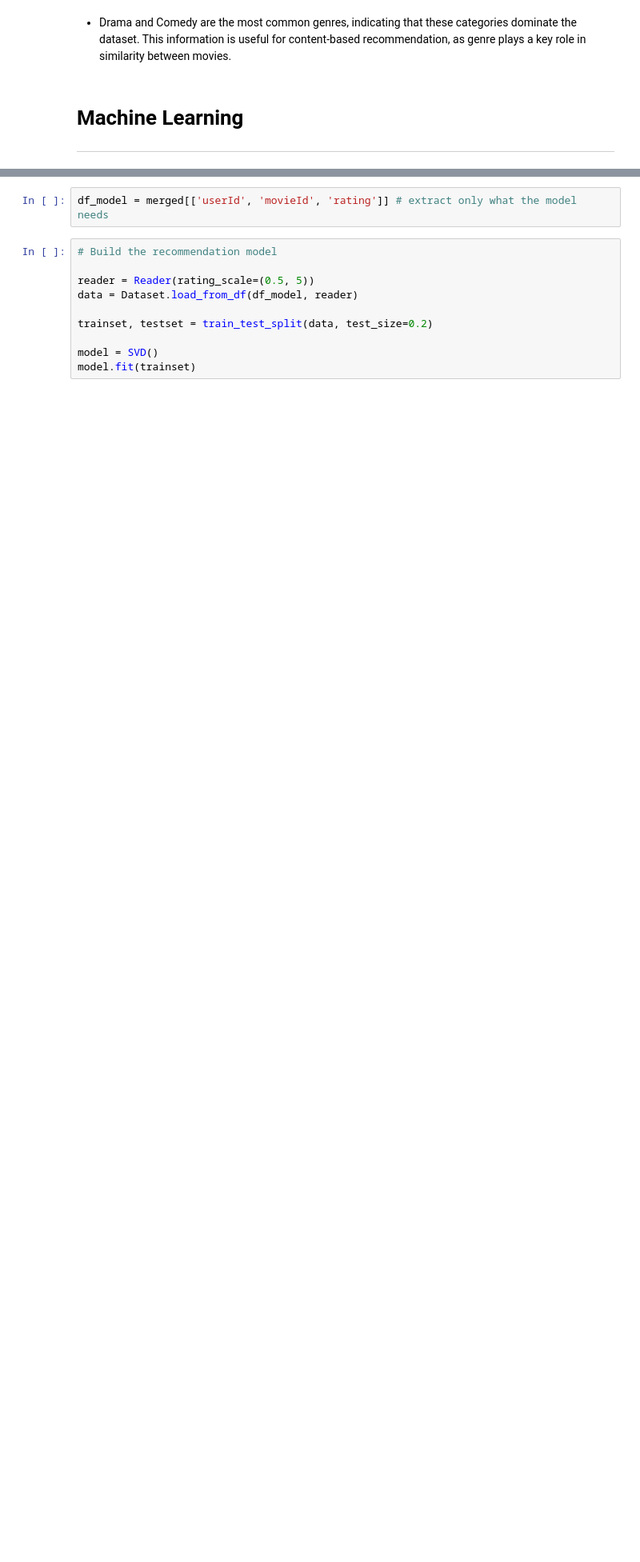
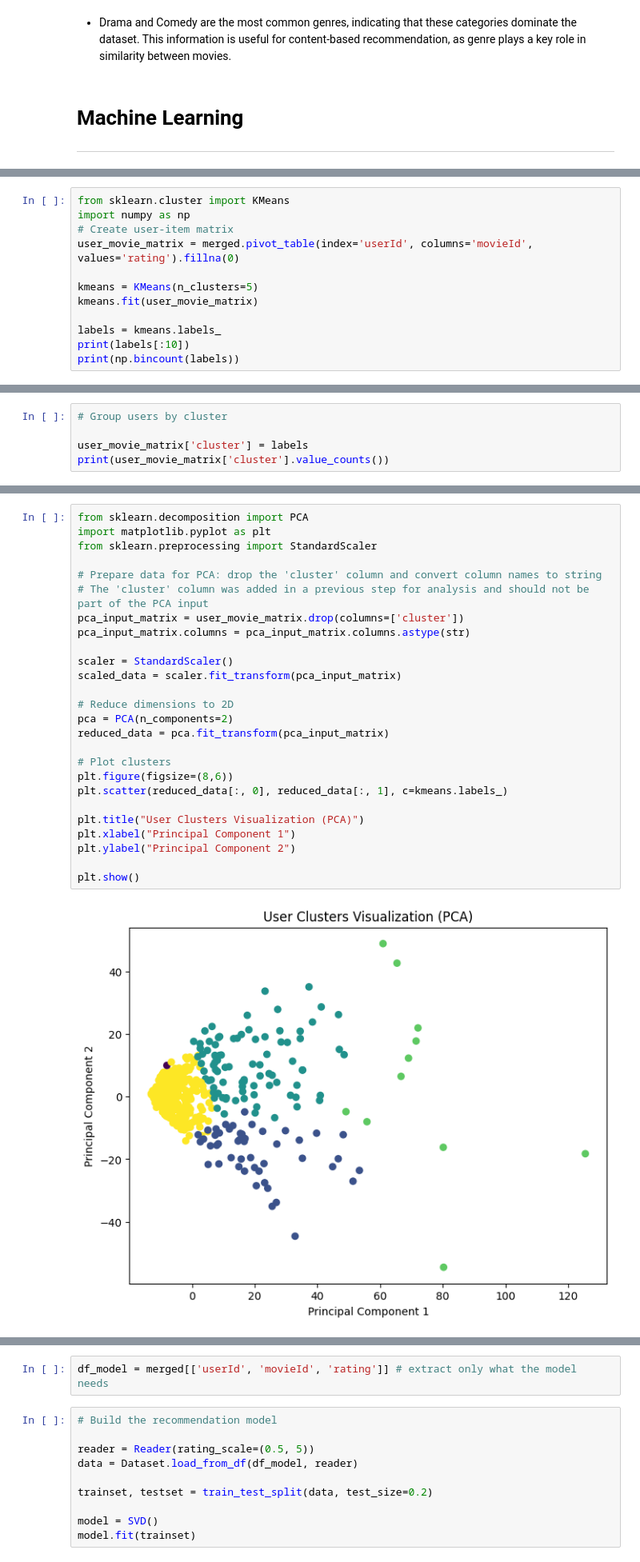
Before and after one commit to Wanyiri9dave/SimilarityEngine, a Jupyter notebook: index.ipynb, the cells around one changed output, grey strips where cells are left out. Shown at 80% size. Drawn from its saved outputs; the diff is of its cells as text; blank space fills up the shorter version.

```diff
--- a/index.ipynb
+++ b/index.ipynb
@@ -208,0 +227,12 @@ plt.show()
+# %%
+from sklearn.cluster import KMeans
+import numpy as np
+# Create user-item matrix
+user_movie_matrix = merged.pivot_table(index='userId', columns='movieId', values='rating').fillna(0)
+
+kmeans = KMeans(n_clusters=5)
+kmeans.fit(user_movie_matrix)
+
+labels = kmeans.labels_
+print(labels[:10])
+print(np.bincount(labels))
@@ -208,0 +244,5 @@ plt.show()
+# %%
+# Group users by cluster
+
+user_movie_matrix['cluster'] = labels
+print(user_movie_matrix['cluster'].value_counts())
@@ -208,0 +334,28 @@ plt.show()
+# %%
+from sklearn.decomposition import PCA
+import matplotlib.pyplot as plt
+from sklearn.preprocessing import StandardScaler
+
+# Prepare data for PCA: drop the 'cluster' column and convert column names to string
+# The 'cluster' column was added in a previous step for analysis and should not be part of the PCA input
+pca_input_matrix = user_movie_matrix.drop(columns=['cluster'])
+pca_input_matrix.columns = pca_input_matrix.columns.astype(str)
+
+scaler = StandardScaler()
+scaled_data = scaler.fit_transform(pca_input_matrix)
+
+# Reduce dimensions to 2D
+pca = PCA(n_components=2)
+reduced_data = pca.fit_transform(pca_input_matrix)
+
+# Plot clusters
+plt.figure(figsize=(8,6))
+plt.scatter(reduced_data[:, 0], reduced_data[:, 1], c=kmeans.labels_)
+
+plt.title("User Clusters Visualization (PCA)")
+plt.xlabel("Principal Component 1")
+plt.ylabel("Principal Component 2")
+
+plt.show()
+# %% [output]
+[figure, added]
```
Also changed, not shown: parts of 17 cells of this notebook.
